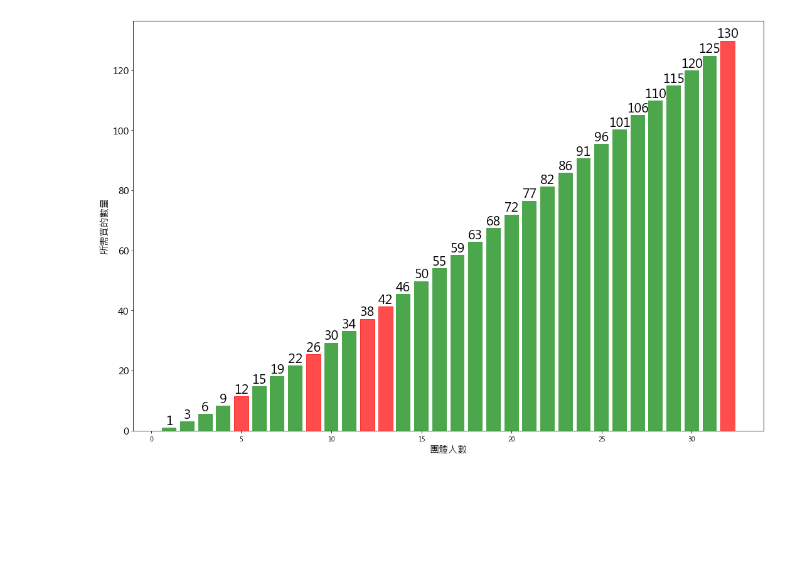
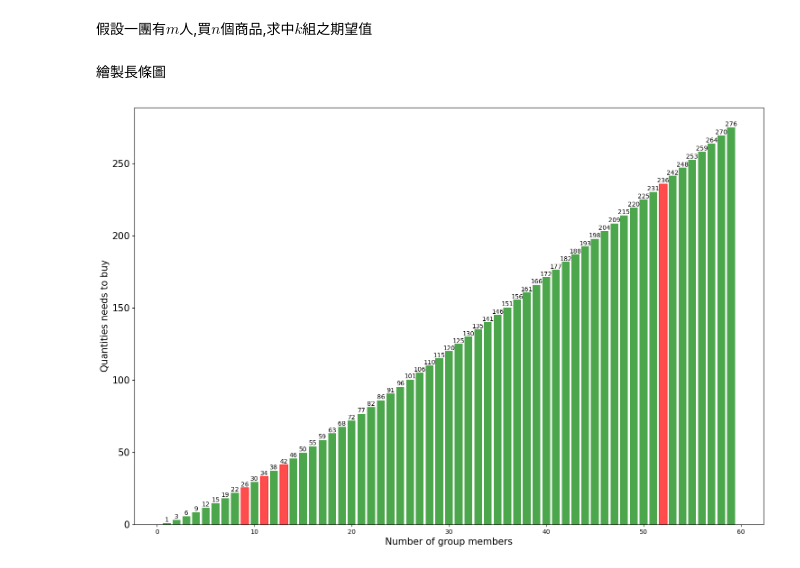
Before and after one commit to BennyNTHU/Expectation, a Jupyter notebook: expectation.ipynb, the cells around one changed output. Drawn from its saved outputs; the diff is of its cells as text; code cells hidden in the pictures; blank space fills up the shorter version.

```diff
--- a/expectation.ipynb
+++ b/expectation.ipynb
@@ -1,10 +3,9 @@
 # %%
 %matplotlib inline
+import numpy as np
 import matplotlib.pyplot as plt
-import numpy as np
 from math import floor, ceil
 from matplotlib.font_manager import FontProperties
-
-plt.rcParams['font.sans-serif'] = ['Microsoft JhengHei']
-plt.rcParams['axes.unicode_minus'] = False
+# %% [markdown]
+假設一團有$m$人,買$n$個商品,求中$k$組之期望值
 # %%
@@ -22,18 +20,24 @@ y = vfunc(x)
+# %% [markdown]
+繪製長條圖
 # %%
 plt.rcParams['figure.figsize'] = (18.0,12.0)
 fig = plt.figure()
 ax1 = fig.add_subplot(111)
+
+x = np.arange(1,60,1)
+y = vfunc(x)
 barlist=ax1.bar(x, y, alpha=.7, color='g')
-barlist[4].set_color('r')
-barlist[8].set_color('r')
-barlist[11].set_color('r')
-barlist[12].set_color('r')
-barlist[31].set_color('r')
-ax1.set_ylabel("所需買的數量", fontsize='15')
-ax1.set_xlabel("團體人數",fontsize='15')
+barlist[9-1].set_color('r')
+barlist[11-1].set_color('r')
+barlist[13-1].set_color('r')
+barlist[52-1].set_color('r')
+ax1.set_ylabel("Quantities needs to buy", fontsize='15')
+ax1.set_xlabel("Number of group members",fontsize='15')
+
 plt.yticks(fontsize=15)
 for (i,j) in zip(x,y):
-    plt.text(i, j, str(ceil(j)), ha='center', va='bottom', fontsize=20, rotation=0)
+    plt.text(i, j, str(ceil(j)), ha='center', va='bottom', fontsize=10, rotation=0)
+
 plt.show()
 # %% [output]
-[figure, old version]
+[figure, new version]
```
Also changed, not shown: parts of 4 cells of this notebook, 1 other file.
